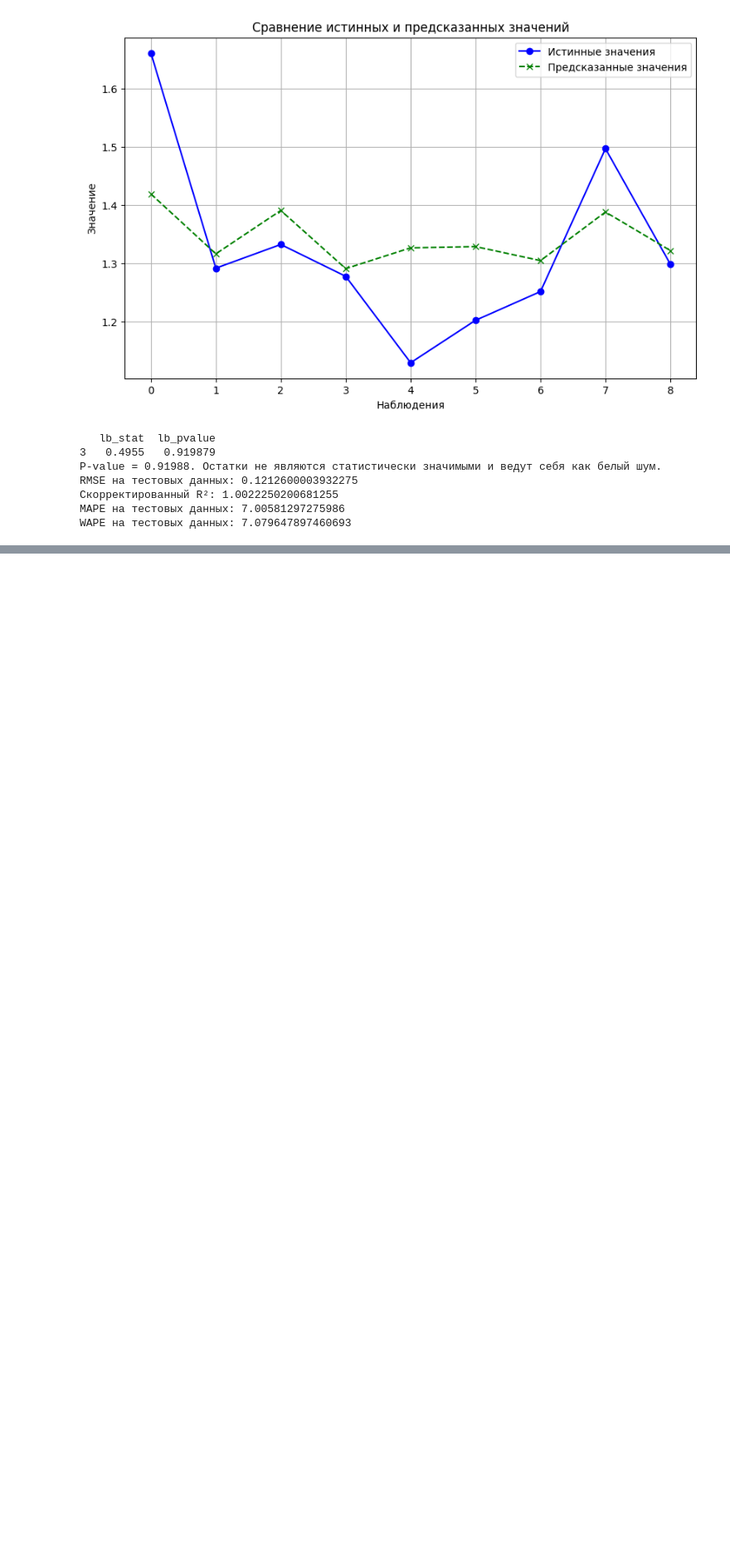
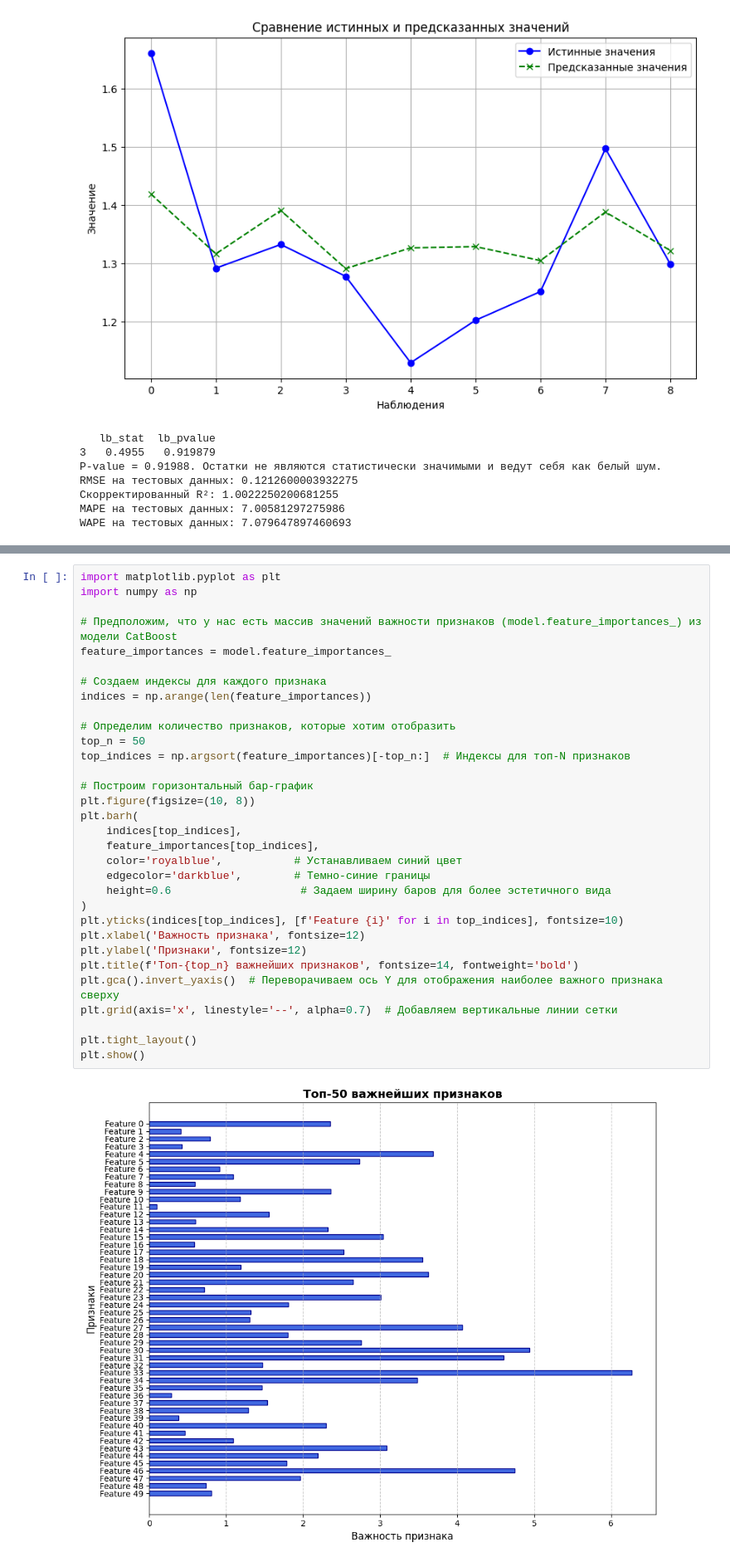
Before and after one commit to budennovsk/test_metro_predict, a Jupyter notebook: test_predict_model_coffee_shop.ipynb, the cells around one changed output, grey strips where cells are left out. Shown at 83% size. Saved outputs shown, nothing was run; the diff lists cells and outputs as text; blank space fills up the shorter version.

```diff
--- a/test_predict_model_coffee_shop.ipynb
+++ b/test_predict_model_coffee_shop.ipynb
@@ -290,0 +322,34 @@ WAPE на тестовых данных: 7.079647897460693
+# %%
+import matplotlib.pyplot as plt
+import numpy as np
+
+# Предположим, что у нас есть массив значений важности признаков (model.feature_importances_) из модели CatBoost
+feature_importances = model.feature_importances_
+
+# Создаем индексы для каждого признака
+indices = np.arange(len(feature_importances))
+
+# Определим количество признаков, которые хотим отобразить
+top_n = 50
+top_indices = np.argsort(feature_importances)[-top_n:]  # Индексы для топ-N признаков
+
+# Построим горизонтальный бар-график
+plt.figure(figsize=(10, 8))
+plt.barh(
+    indices[top_indices],
+    feature_importances[top_indices],
+    color='royalblue',           # Устанавливаем синий цвет
+    edgecolor='darkblue',        # Темно-синие границы
+    height=0.6                    # Задаем ширину баров для более эстетичного вида
+)
+plt.yticks(indices[top_indices], [f'Feature {i}' for i in top_indices], fontsize=10)
+plt.xlabel('Важность признака', fontsize=12)
+plt.ylabel('Признаки', fontsize=12)
+plt.title(f'Топ-{top_n} важнейших признаков', fontsize=14, fontweight='bold')
+plt.gca().invert_yaxis()  # Переворачиваем ось Y для отображения наиболее важного признака сверху
+plt.grid(axis='x', linestyle='--', alpha=0.7)  # Добавляем вертикальные линии сетки
+
+plt.tight_layout()
+plt.show()
+# %% [output]
+[figure, added]
```
Also changed, not shown: parts of 11 cells of this notebook.
